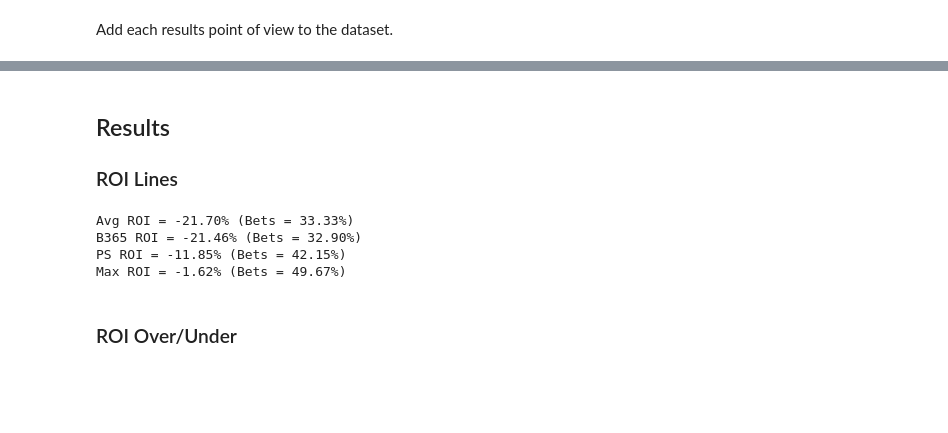
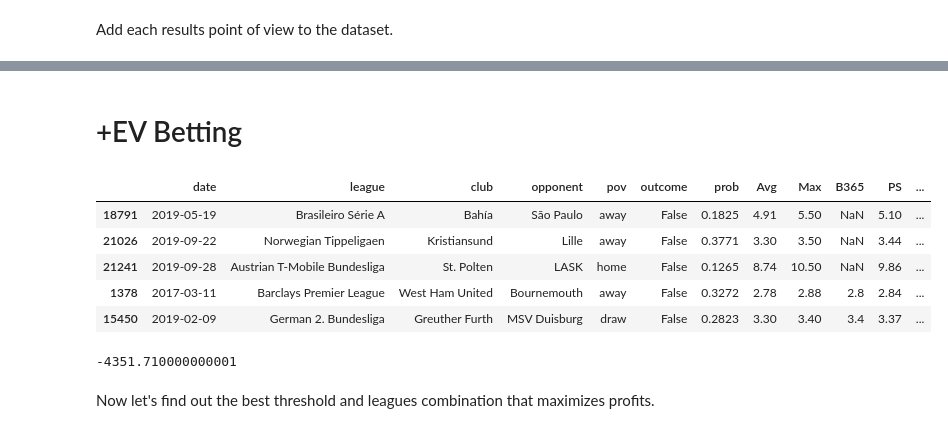
Before and after one commit to matheusccouto/sportsbook, a Jupyter notebook: soccer.ipynb, the cells around one changed output, grey strips where cells are left out. Cells and saved outputs as stored; diff of their text form; code cells hidden in the pictures; blank space fills up the shorter version.

```diff
--- a/soccer.ipynb
+++ b/soccer.ipynb
@@ -342,37 +313,0 @@ df.sample(5)
-# %% [markdown]
-## Results
-### ROI Lines
-# %%
-THRESHOLD = 0.0
-DIV = "SP1"
-
-
-def expected_value(data, odds_col):
-    """Calcula expected value."""
-    return (data["prob"] * (data[odds_col] - 1)) - (1 - data["prob"])
-
-
-def roi_lines(data, odds_col, threshold=0.0):
-    """Calculate ROI."""
-    ev = expected_value(data, odds_col)
-    bet = ev > threshold
-    balance = bet * (data["outcome"] * data[odds_col] - 1)
-    return balance.sum() / bet.sum()
-
-
-df_div = df.query(f"Div == '{DIV}'")
-
-
-for bookmaker in ["Avg", "B365", "PS", "Max"]:
-    roi = roi_lines(df_div, bookmaker, THRESHOLD)
-    matches = expected_value(df_div, bookmaker)
-    n_matches = matches.shape[0]
-    n_bets = matches.loc[lambda x: x > THRESHOLD].shape[0]
-    print(f"{bookmaker} ROI = {roi * 100:.2f}% (Bets = {100 * n_bets / n_matches:.2f}%)")
-# %% [output]
-Avg ROI = -21.70% (Bets = 33.33%)
-B365 ROI = -21.46% (Bets = 32.90%)
-PS ROI = -11.85% (Bets = 42.15%)
-Max ROI = -1.62% (Bets = 49.67%)
-# %% [markdown]
-### ROI Over/Under
@@ -393,0 +314,28 @@ Max ROI = -1.62% (Bets = 49.67%)
+# %% [markdown]
+# +EV Betting
+# %%
+df["EVAvg"] = df["prob"] * (df["Avg"] - 1) - (1 - df["prob"])
+df["EVMax"] = df["prob"] * (df["Max"] - 1) - (1 - df["prob"])
+df["EVB365"] = df["prob"] * (df["B365"] - 1) - (1 - df["prob"])
+df["EVPS"] = df["prob"] * (df["PS"] - 1) - (1 - df["prob"])
+
+df.sample(5)
+# %% [output]
+|  | date | league | club | opponent | pov | outcome | prob | Avg | Max | B365 | PS | ... |
+| 18791 | 2019-05-19 | Brasileiro Série A | Bahía | São Paulo | away | False | 0.1825 | 4.91 | 5.50 | NaN | 5.10 | ... |
+| 21026 | 2019-09-22 | Norwegian Tippeligaen | Kristiansund | Lille | away | False | 0.3771 | 3.30 | 3.50 | NaN | 3.44 | ... |
+| 21241 | 2019-09-28 | Austrian T-Mobile Bundesliga | St. Polten | LASK | home | False | 0.1265 | 8.74 | 10.50 | NaN | 9.86 | ... |
+| 1378 | 2017-03-11 | Barclays Premier League | West Ham United | Bournemouth | away | False | 0.3272 | 2.78 | 2.88 | 2.8 | 2.84 | ... |
+| 15450 | 2019-02-09 | German 2. Bundesliga | Greuther Furth | MSV Duisburg | draw | False | 0.2823 | 3.30 | 3.40 | 3.4 | 3.37 | ... |
+# %%
+def simulate(data, bookmaker="Avg", threshold=0.0):
+    """ "Simulate +EV betting."""
+    return (df[f"EV{bookmaker}"] > threshold) * (data["outcome"] * data[bookmaker] - 1)
+
+
+results = simulate(df, bookmaker="Avg", threshold=0.0)
+results.sum()
+# %% [output]
+-4351.710000000001
+# %% [markdown]
+Now let's find out the best threshold and leagues combination that maximizes profits.
```
Also changed, not shown: parts of 18 cells of this notebook, 1 other file.
